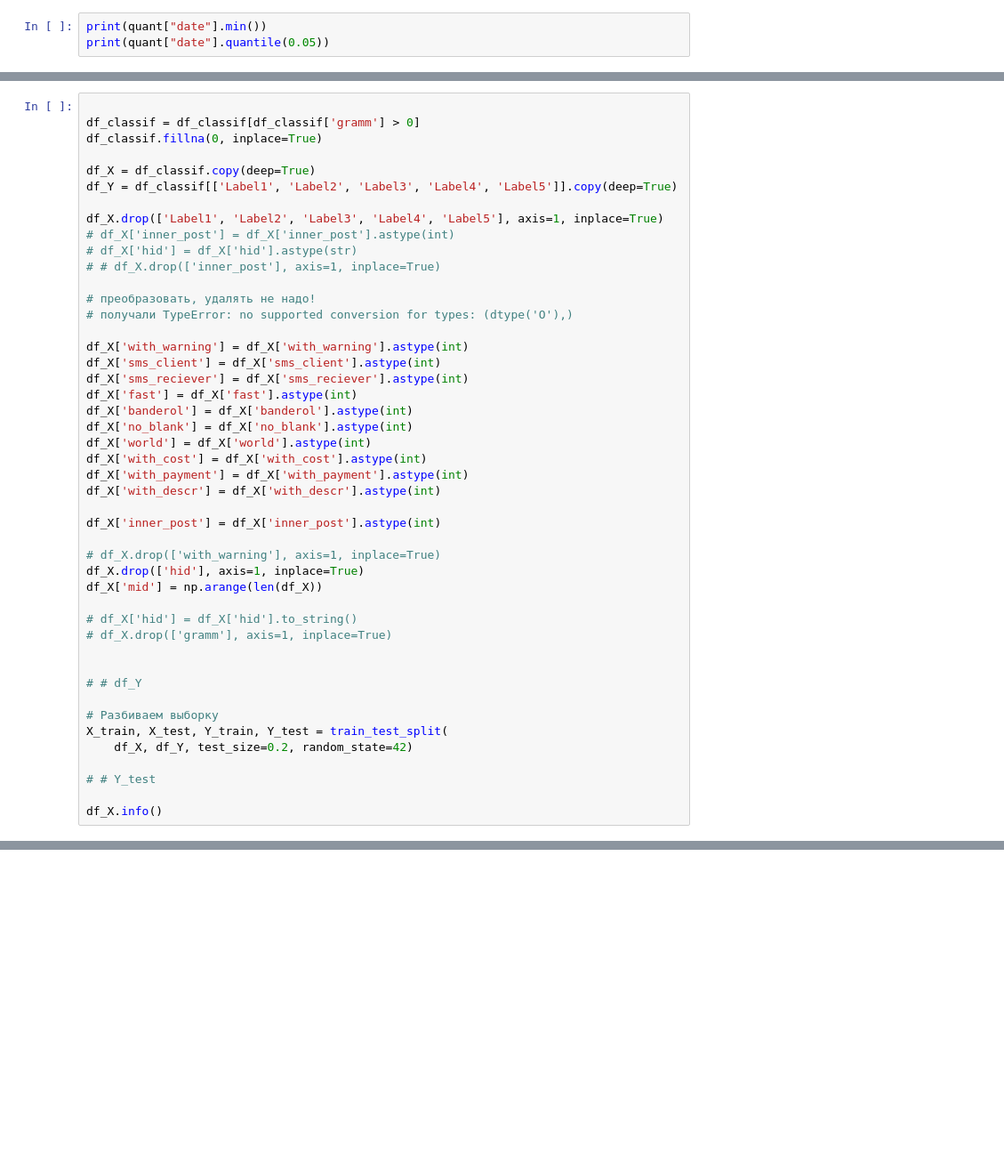
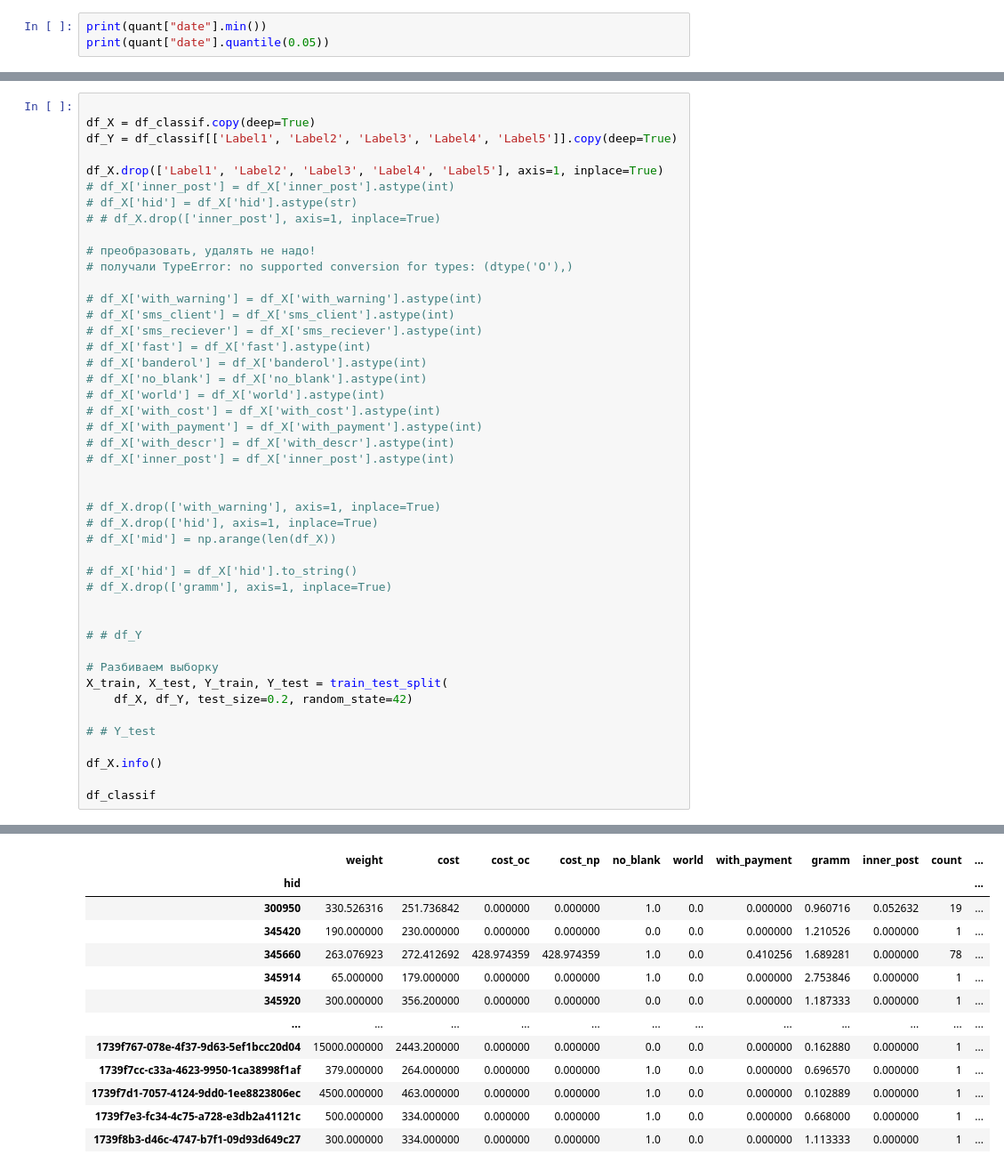
Before and after one commit to dmbgd/pochtaru, a Jupyter notebook: hackathon_pochta.ru.ipynb, the cells around one changed output, grey strips where cells are left out. Shown at 89% size. Saved outputs shown, nothing was run; the diff lists cells and outputs as text; blank space fills up the shorter version.

```diff
--- a/hackathon_pochta.ru.ipynb
+++ b/hackathon_pochta.ru.ipynb
@@ -473,7 +501,4 @@ df_classif
 # %%
-
-df_classif = df_classif[df_classif['gramm'] > 0]
-df_classif.fillna(0, inplace=True)
 
 df_X = df_classif.copy(deep=True)
 df_Y = df_classif[['Label1', 'Label2', 'Label3', 'Label4', 'Label5']].copy(deep=True)
@@ -486,22 +511,22 @@ df_X.drop(['Label1', 'Label2', 'Label3', 'Label4', 'Label5'], axis=1, inplace=Tr
 # преобразовать, удалять не надо!
 # получали TypeError: no supported conversion for types: (dtype('O'),)
 
-df_X['with_warning'] = df_X['with_warning'].astype(int)
-df_X['sms_client'] = df_X['sms_client'].astype(int)
-df_X['sms_reciever'] = df_X['sms_reciever'].astype(int)
-df_X['fast'] = df_X['fast'].astype(int)
-df_X['banderol'] = df_X['banderol'].astype(int)
-df_X['no_blank'] = df_X['no_blank'].astype(int)
-df_X['world'] = df_X['world'].astype(int)
-df_X['with_cost'] = df_X['with_cost'].astype(int)
-df_X['with_payment'] = df_X['with_payment'].astype(int)
-df_X['with_descr'] = df_X['with_descr'].astype(int)
+# df_X['with_warning'] = df_X['with_warning'].astype(int)
+# df_X['sms_client'] = df_X['sms_client'].astype(int)
+# df_X['sms_reciever'] = df_X['sms_reciever'].astype(int)
+# df_X['fast'] = df_X['fast'].astype(int)
+# df_X['banderol'] = df_X['banderol'].astype(int)
+# df_X['no_blank'] = df_X['no_blank'].astype(int)
+# df_X['world'] = df_X['world'].astype(int)
+# df_X['with_cost'] = df_X['with_cost'].astype(int)
+# df_X['with_payment'] = df_X['with_payment'].astype(int)
+# df_X['with_descr'] = df_X['with_descr'].astype(int)
+# df_X['inner_post'] = df_X['inner_post'].astype(int)
 
-df_X['inner_post'] = df_X['inner_post'].astype(int)
 
 # df_X.drop(['with_warning'], axis=1, inplace=True)
-df_X.drop(['hid'], axis=1, inplace=True)
-df_X['mid'] = np.arange(len(df_X))
+# df_X.drop(['hid'], axis=1, inplace=True)
+# df_X['mid'] = np.arange(len(df_X))
 
 # df_X['hid'] = df_X['hid'].to_string()
 # df_X.drop(['gramm'], axis=1, inplace=True)
@@ -516,5 +541,7 @@ X_train, X_test, Y_train, Y_test = train_test_split(
 # # Y_test
 
 df_X.info()
+
+df_classif
 # %% [output]
 <class 'pandas.core.frame.DataFrame'>
@@ -536,0 +564,13 @@ memory usage: 129.3 MB
+|  | weight | cost | cost_oc | cost_np | no_blank | world | with_payment | gramm | inner_post | count | ... |
+| hid |  |  |  |  |  |  |  |  |  |  | ... |
+| 300950 | 330.526316 | 251.736842 | 0.000000 | 0.000000 | 1.0 | 0.0 | 0.000000 | 0.960716 | 0.052632 | 19 | ... |
+| 345420 | 190.000000 | 230.000000 | 0.000000 | 0.000000 | 0.0 | 0.0 | 0.000000 | 1.210526 | 0.000000 | 1 | ... |
+| 345660 | 263.076923 | 272.412692 | 428.974359 | 428.974359 | 1.0 | 0.0 | 0.410256 | 1.689281 | 0.000000 | 78 | ... |
+| 345914 | 65.000000 | 179.000000 | 0.000000 | 0.000000 | 1.0 | 0.0 | 0.000000 | 2.753846 | 0.000000 | 1 | ... |
+| 345920 | 300.000000 | 356.200000 | 0.000000 | 0.000000 | 0.0 | 0.0 | 0.000000 | 1.187333 | 0.000000 | 1 | ... |
+| ... | ... | ... | ... | ... | ... | ... | ... | ... | ... | ... | ... |
+| 1739f767-078e-4f37-9d63-5ef1bcc20d04 | 15000.000000 | 2443.200000 | 0.000000 | 0.000000 | 0.0 | 0.0 | 0.000000 | 0.162880 | 0.000000 | 1 | ... |
+| 1739f7cc-c33a-4623-9950-1ca38998f1af | 379.000000 | 264.000000 | 0.000000 | 0.000000 | 1.0 | 0.0 | 0.000000 | 0.696570 | 0.000000 | 1 | ... |
+| 1739f7d1-7057-4124-9dd0-1ee8823806ec | 4500.000000 | 463.000000 | 0.000000 | 0.000000 | 1.0 | 0.0 | 0.000000 | 0.102889 | 0.000000 | 1 | ... |
+| 1739f7e3-fc34-4c75-a728-e3db2a41121c | 500.000000 | 334.000000 | 0.000000 | 0.000000 | 1.0 | 0.0 | 0.000000 | 0.668000 | 0.000000 | 1 | ... |
+| 1739f8b3-d46c-4747-b7f1-09d93d649c27 | 300.000000 | 334.000000 | 0.000000 | 0.000000 | 1.0 | 0.0 | 0.000000 | 1.113333 | 0.000000 | 1 | ... |
```
Also changed, not shown: parts of 17 cells of this notebook, 2 other files.
